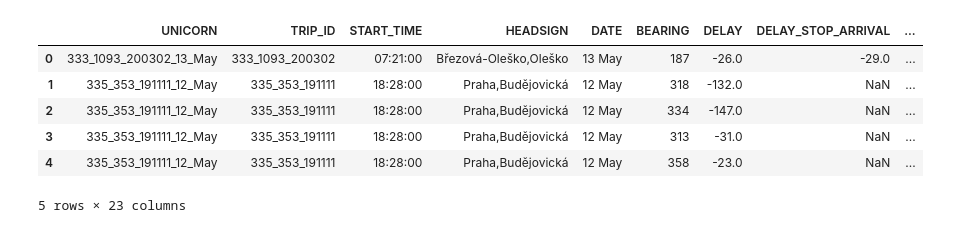
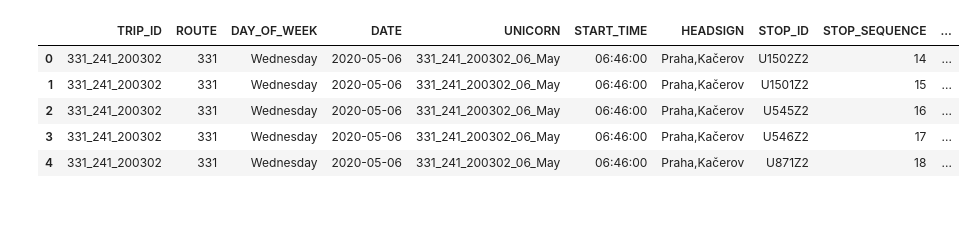
Before and after one commit to hrubajan/da_projekt_gol, a Jupyter notebook: graf_NOVE.ipynb, the cells around one changed output. Saved outputs shown, nothing was run; the diff lists cells and outputs as text; code cells hidden in the pictures.

```diff
--- a/graf_NOVE.ipynb
+++ b/graf_NOVE.ipynb
@@ -8,2 +12,10 @@ import csv
 # %%
-data_nase = pd.read_csv('out.c-cleaning.ALL_POSITIONS_NEW.csv', encoding='utf-8', low_memory=False)
+data = pd.read_csv('final.csv', encoding='utf-8', low_memory=False)
+data.head()
+# %% [output]
+|  | TRIP_ID | ROUTE | DAY_OF_WEEK | DATE | UNICORN | START_TIME | HEADSIGN | STOP_ID | STOP_SEQUENCE | ... |
+| 0 | 331_241_200302 | 331 | Wednesday | 2020-05-06 | 331_241_200302_06_May | 06:46:00 | Praha,Kačerov | U1502Z2 | 14 | ... |
+| 1 | 331_241_200302 | 331 | Wednesday | 2020-05-06 | 331_241_200302_06_May | 06:46:00 | Praha,Kačerov | U1501Z2 | 15 | ... |
+| 2 | 331_241_200302 | 331 | Wednesday | 2020-05-06 | 331_241_200302_06_May | 06:46:00 | Praha,Kačerov | U545Z2 | 16 | ... |
+| 3 | 331_241_200302 | 331 | Wednesday | 2020-05-06 | 331_241_200302_06_May | 06:46:00 | Praha,Kačerov | U546Z2 | 17 | ... |
+| 4 | 331_241_200302 | 331 | Wednesday | 2020-05-06 | 331_241_200302_06_May | 06:46:00 | Praha,Kačerov | U871Z2 | 18 | ... |
@@ -14,12 +21,0 @@ data_wkend = pd.read_csv('out.c-cleaning.ALL_HONZA_NEW_WKEND.csv', encoding='utf
-# %%
-data = pd.concat([data_nase, data_Honza, data_wkend], ignore_index = True)
-data = data.dropna(axis=0,subset=['DELAY'],how='any')
-data.head()
-# %% [output]
-|  | UNICORN | TRIP_ID | START_TIME | HEADSIGN | DATE | BEARING | DELAY | DELAY_STOP_ARRIVAL | ... |
-| 0 | 333_1093_200302_13_May | 333_1093_200302 | 07:21:00 | Březová-Oleško,Oleško | 13 May | 187 | -26.0 | -29.0 | ... |
-| 1 | 335_353_191111_12_May | 335_353_191111 | 18:28:00 | Praha,Budějovická | 12 May | 318 | -132.0 | NaN | ... |
-| 2 | 335_353_191111_12_May | 335_353_191111 | 18:28:00 | Praha,Budějovická | 12 May | 334 | -147.0 | NaN | ... |
-| 3 | 335_353_191111_12_May | 335_353_191111 | 18:28:00 | Praha,Budějovická | 12 May | 313 | -31.0 | NaN | ... |
-| 4 | 335_353_191111_12_May | 335_353_191111 | 18:28:00 | Praha,Budějovická | 12 May | 358 | -23.0 | NaN | ... |
-5 rows × 23 columns
```
Also changed, not shown: parts of 13 cells of this notebook, 8 other files.
